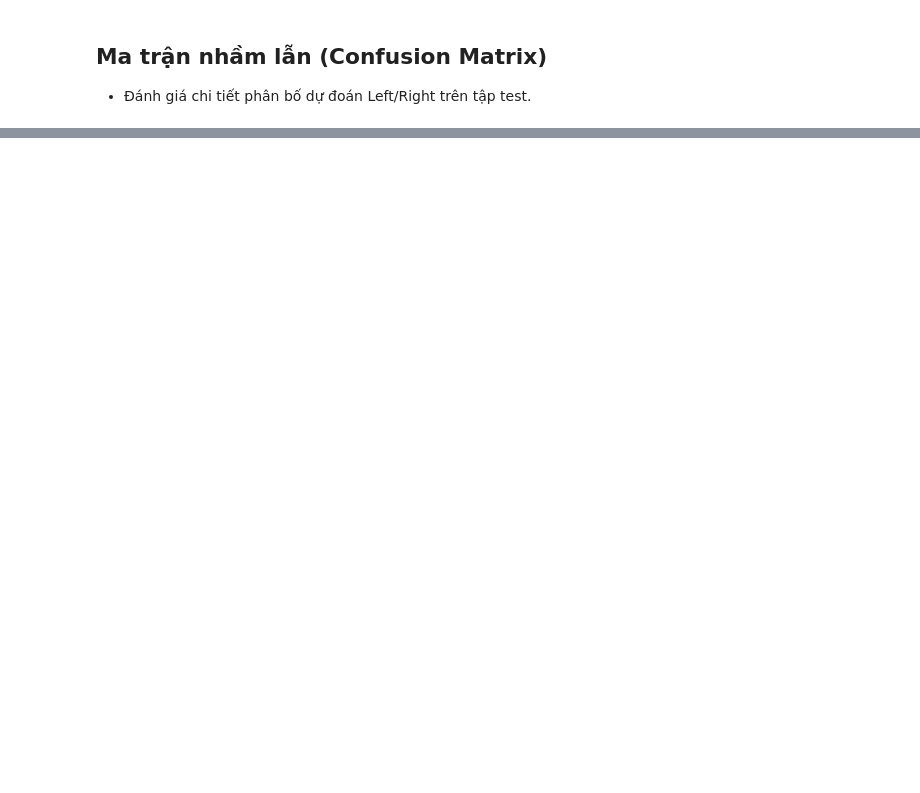
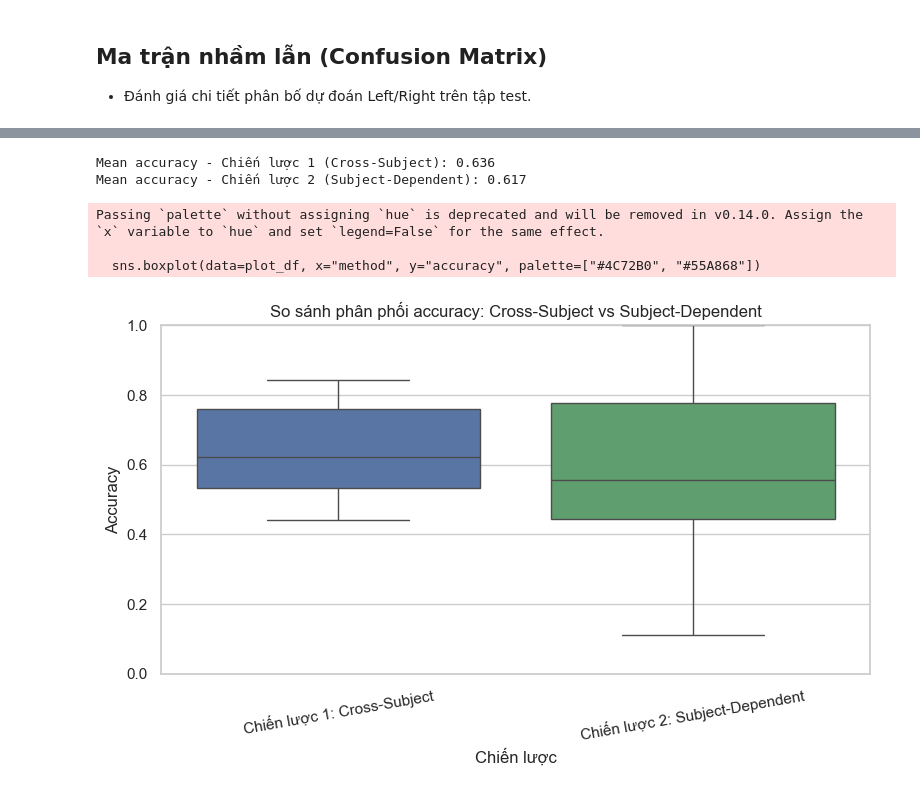
Before and after one commit to Giang130604/Classify-left-right-hand-motor-imagery-from-EEG-data, a Jupyter notebook: motor_imagery_csp.ipynb, the cells around one changed output, grey strips where cells are left out. Drawn from its saved outputs; the diff is of its cells as text; code cells hidden in the pictures; blank space fills up the shorter version.

Commit message:
feat : thêm chiến lược chia train và test trên mỗi subject lấy được dự đoán rồi tính trung bình

```diff
--- a/motor_imagery_csp.ipynb
+++ b/motor_imagery_csp.ipynb
@@ -557,0 +629,42 @@ plt.show()
+# %%
+import pandas as pd
+import seaborn as sns
+import matplotlib.pyplot as plt
+from pathlib import Path
+
+baseline_path = Path("outputs_eegmmidb_lr") / "baseline1_csp_lda" / "results_per_subject.csv"
+subdep_path = Path("outputs_eegmmidb_lr") / "baseline1_csp_lda" / "results_csp_subject_dependent.csv"
+
+baseline_df = pd.read_csv(baseline_path)
+subdep_df = pd.read_csv(subdep_path)
+
+mean_baseline = baseline_df["accuracy"].mean()
+mean_subdep = subdep_df["accuracy"].mean()
+
+print(f"Mean accuracy - Chi\u1ebfn l\u01b0\u1ee3c 1 (Cross-Subject): {mean_baseline:.3f}")
+print(f"Mean accuracy - Chi\u1ebfn l\u01b0\u1ee3c 2 (Subject-Dependent): {mean_subdep:.3f}")
+
+plot_df = pd.concat(
+    [
+        baseline_df[["accuracy"]].assign(method="Chi\u1ebfn l\u01b0\u1ee3c 1: Cross-Subject"),
+        subdep_df[["accuracy"]].assign(method="Chi\u1ebfn l\u01b0\u1ee3c 2: Subject-Dependent"),
+    ],
+    ignore_index=True,
+)
+
+plt.figure(figsize=(8, 5))
+sns.boxplot(data=plot_df, x="method", y="accuracy", palette=["#4C72B0", "#55A868"])
+plt.title("So s\u00e1nh ph\u00e2n ph\u1ed1i accuracy: Cross-Subject vs Subject-Dependent")
+plt.xlabel("Chi\u1ebfn l\u01b0\u1ee3c")
+plt.ylabel("Accuracy")
+plt.ylim(0, 1)
+plt.xticks(rotation=10)
+plt.tight_layout()
+plt.show()
+# %% [output]
+Mean accuracy - Chiến lược 1 (Cross-Subject): 0.636
+Mean accuracy - Chiến lược 2 (Subject-Dependent): 0.617
+Passing `palette` without assigning `hue` is deprecated and will be removed in v0.14.0. Assign the `x` variable to `hue` and set `legend=False` for the same effect.
+
+  sns.boxplot(data=plot_df, x="method", y="accuracy", palette=["#4C72B0", "#55A868"])
+[figure, added]
```
Also changed, not shown: parts of 15 cells of this notebook, 4 other files.
